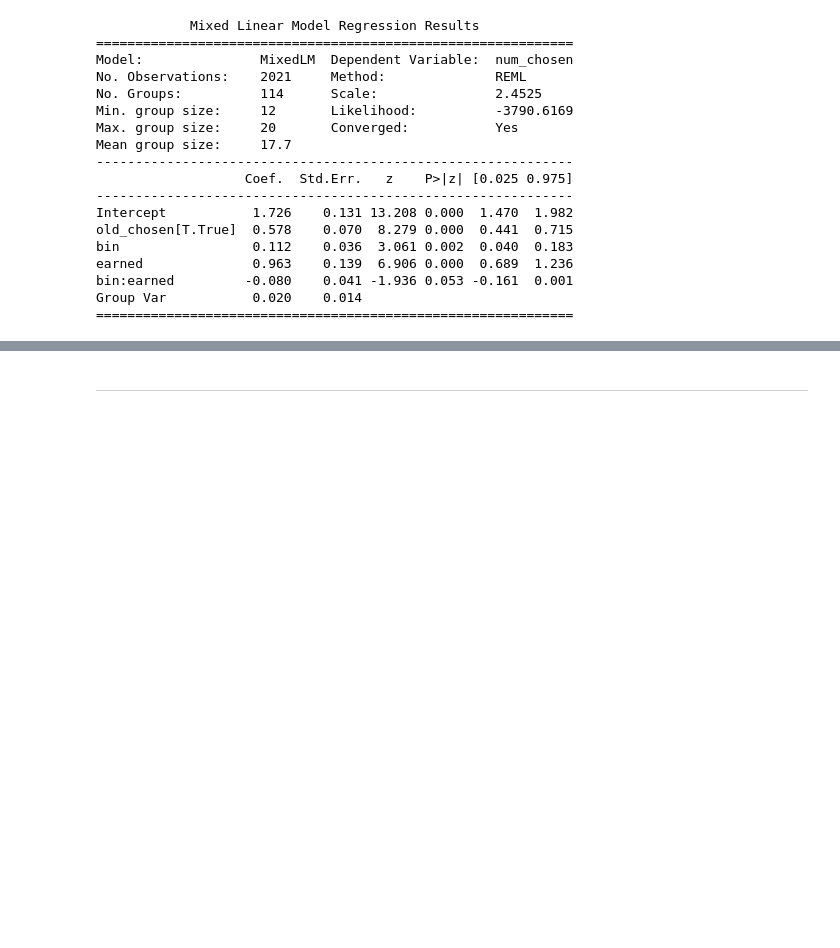
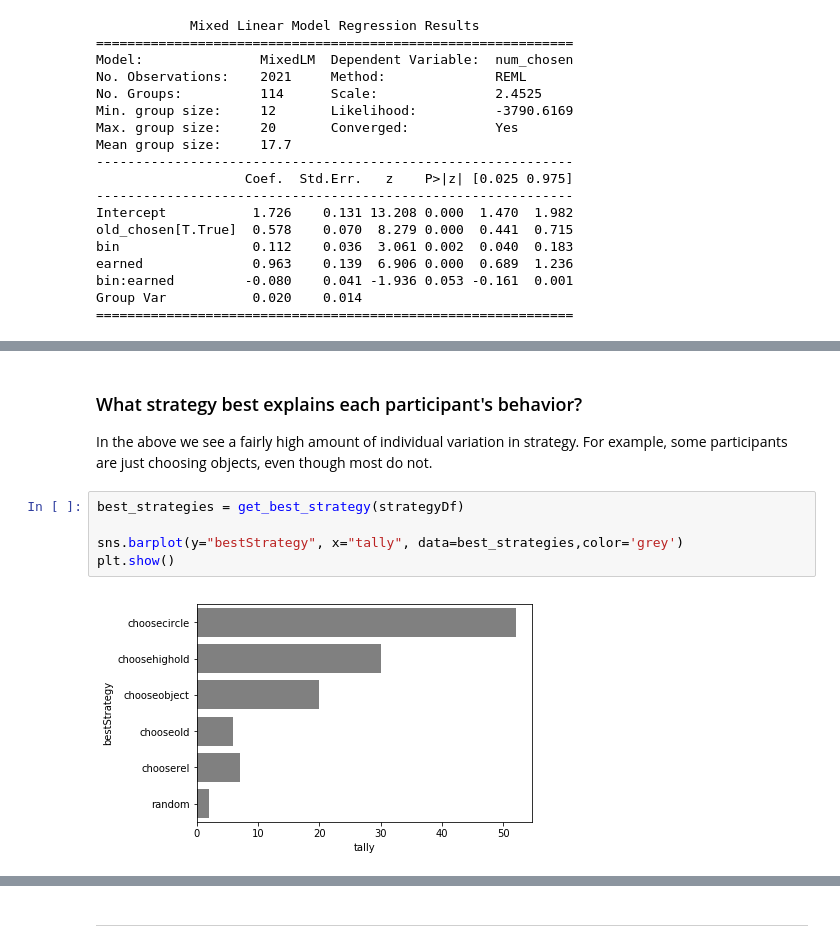
Before and after one commit to boomsbloom/lab_notebooks, a Jupyter notebook: lab_notebooks/eprl_uncertainty_exp1.ipynb, the cells around one changed output, grey strips where cells are left out. Saved outputs shown, nothing was run; the diff lists cells and outputs as text; blank space fills up the shorter version.

```diff
--- a/lab_notebooks/eprl_uncertainty_exp1.ipynb
+++ b/lab_notebooks/eprl_uncertainty_exp1.ipynb
@@ -316,0 +409,11 @@ Group Var           0.020    0.014
+# %% [markdown]
+### What strategy best explains each participant's behavior?
+
+In the above we see a fairly high amount of individual variation in strategy. For example, some participants are just choosing objects, even though most do not.
+# %%
+best_strategies = get_best_strategy(strategyDf)
+
+sns.barplot(y="bestStrategy", x="tally", data=best_strategies,color='grey')
+plt.show()
+# %% [output]
+[figure, added]
```
Also changed, not shown: parts of 27 cells of this notebook.
